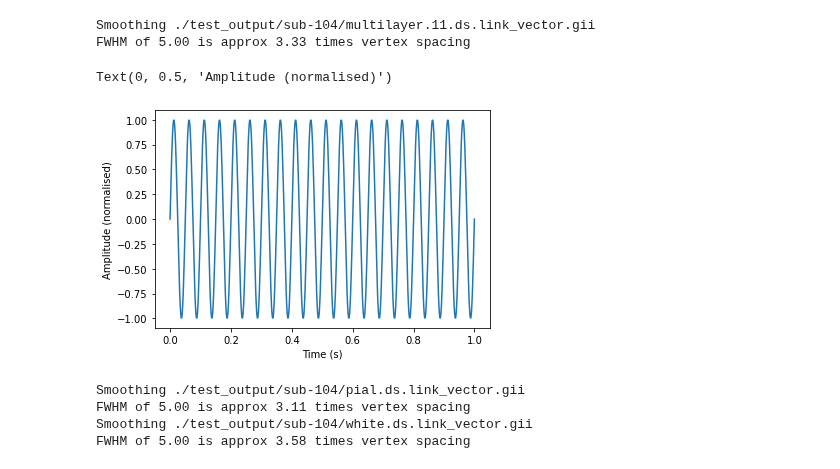
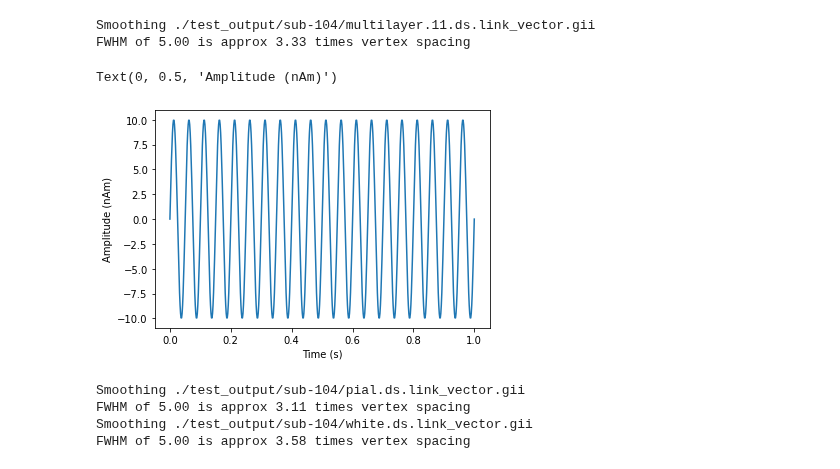
Before and after one commit to danclab/laMEG, a Jupyter notebook: sim_model_comparison_cv_error.ipynb, the cells around one changed output. Saved outputs shown, nothing was run; the diff lists cells and outputs as text; code cells hidden in the pictures.

Commit message:
plot simulated signal scaled by dipole moment

```diff
--- a/sim_model_comparison_cv_error.ipynb
+++ b/sim_model_comparison_cv_error.ipynb
@@ -65,12 +65,12 @@ FWHM of 5.00 is approx 3.33 times vertex spacing
 # %%
 time=np.linspace(0,1,601)
 sim_signal=np.sin(time*freq*2*np.pi).reshape(1,-1)
-plt.plot(time,sim_signal[0,:])
+plt.plot(time,dipole_moment*sim_signal[0,:])
 plt.xlabel('Time (s)')
-plt.ylabel('Amplitude (normalised)')
+plt.ylabel('Amplitude (nAm)')
 # %% [output]
-Text(0, 0.5, 'Amplitude (normalised)')
+Text(0, 0.5, 'Amplitude (nAm)')
-[figure, old version]
+[figure, new version]
 # %%
 # Simulate on pial surface
 pial_vertex=sim_vertex
```
Also changed, not shown: 4 other files.
